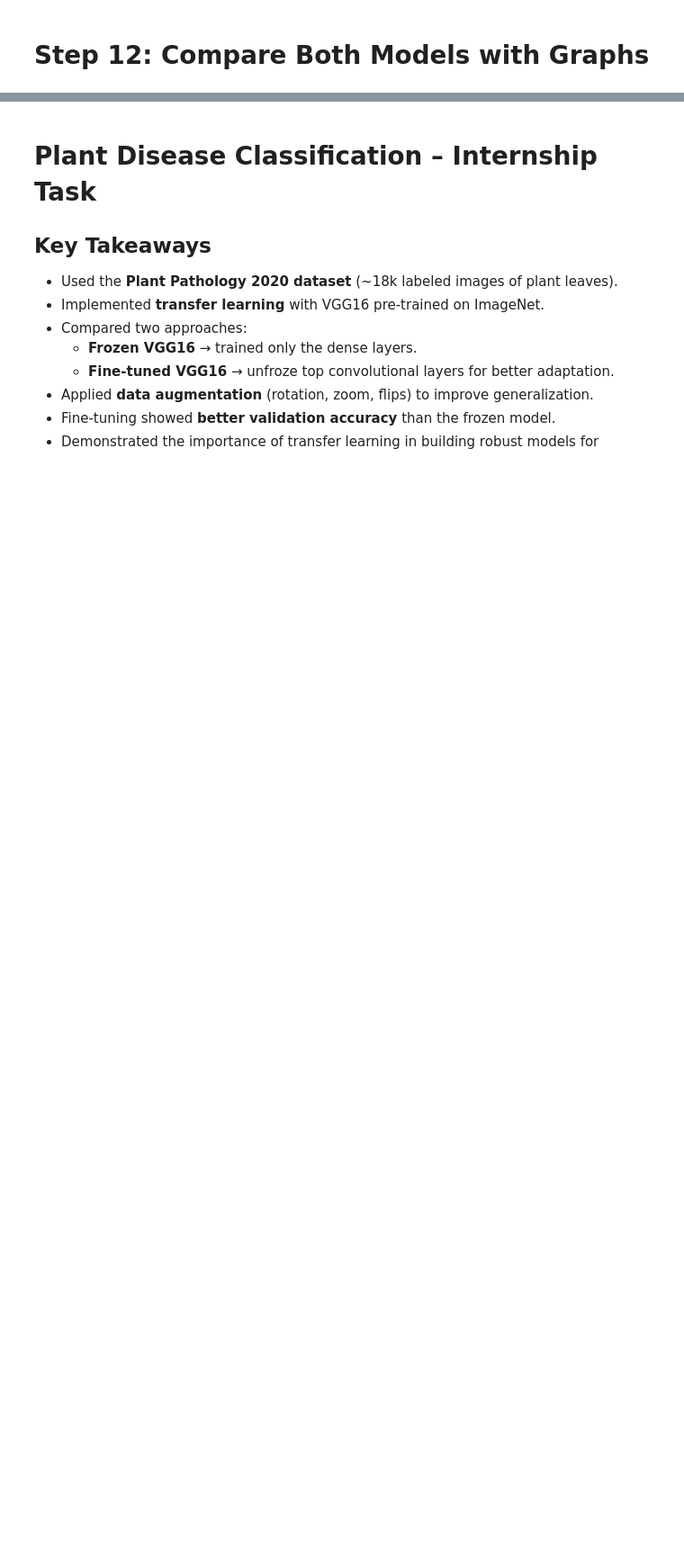
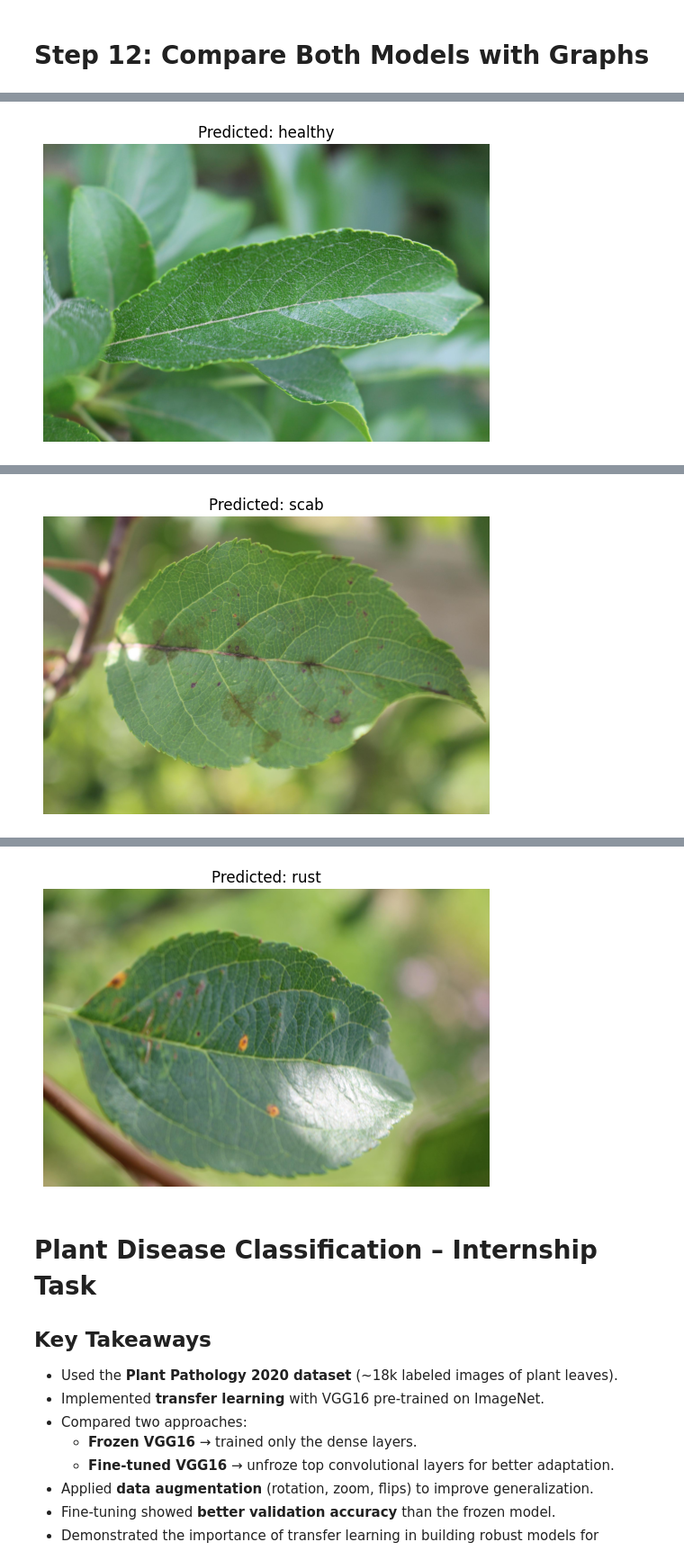
Before and after one commit to Eisha-khan5/Arch-Tech-Internship-Tasks, a Jupyter notebook: Plant_disease_classification.ipynb, the cells around one changed output, grey strips where cells are left out. Shown at 90% size. Saved outputs shown, nothing was run; the diff lists cells and outputs as text; code cells hidden in the pictures; blank space fills up the shorter version.

```diff
--- a/Plant_disease_classification.ipynb
+++ b/Plant_disease_classification.ipynb
@@ -397,0 +420,30 @@ plot_history(history, history_finetune, "Frozen VGG16", "Fine-Tuned VGG16")
+# %%
+import numpy as np
+from tensorflow.keras.preprocessing import image
+import matplotlib.pyplot as plt
+
+# pick some sample images from validation set (replace with your image paths)
+sample_images = [
+    "/content/data/test_images/Test_1311.jpg",
+    "/content/data/test_images/Test_1407.jpg",
+    "/content/data/test_images/Test_1419.jpg"
+]
+
+# get class labels from generator
+# class_labels = list(val_generator.class_indices.keys()) # Removed this line
+class_labels = classes # Use the existing classes variable
+
+for img_path in sample_images:
+    img = image.load_img(img_path, target_size=(224, 224))
+    img_array = image.img_to_array(img) / 255.0
+    img_array = np.expand_dims(img_array, axis=0)
+
+    # predict using fine-tuned model (can also test frozen_model)
+    pred = best_model.predict(img_array) # Changed from finetuned_model to best_model
+    predicted_class = class_labels[np.argmax(pred)]
+
+    plt.imshow(image.load_img(img_path))
+    plt.axis("off")
+    plt.title(f"Predicted: {predicted_class}")
+    plt.show()
+# %% [output]
@@ -397,0 +451 @@ plot_history(history, history_finetune, "Frozen VGG16", "Fine-Tuned VGG16")
+[figure, added]
@@ -397,0 +453 @@ plot_history(history, history_finetune, "Frozen VGG16", "Fine-Tuned VGG16")
+[figure, added]
@@ -398,3 +455,4 @@ plot_history(history, history_finetune, "Frozen VGG16", "Fine-Tuned VGG16")
+[figure, added]
 # %% [markdown]
 # Plant Disease Classification – Internship Task
 
```
Also changed, not shown: parts of 9 cells of this notebook.
